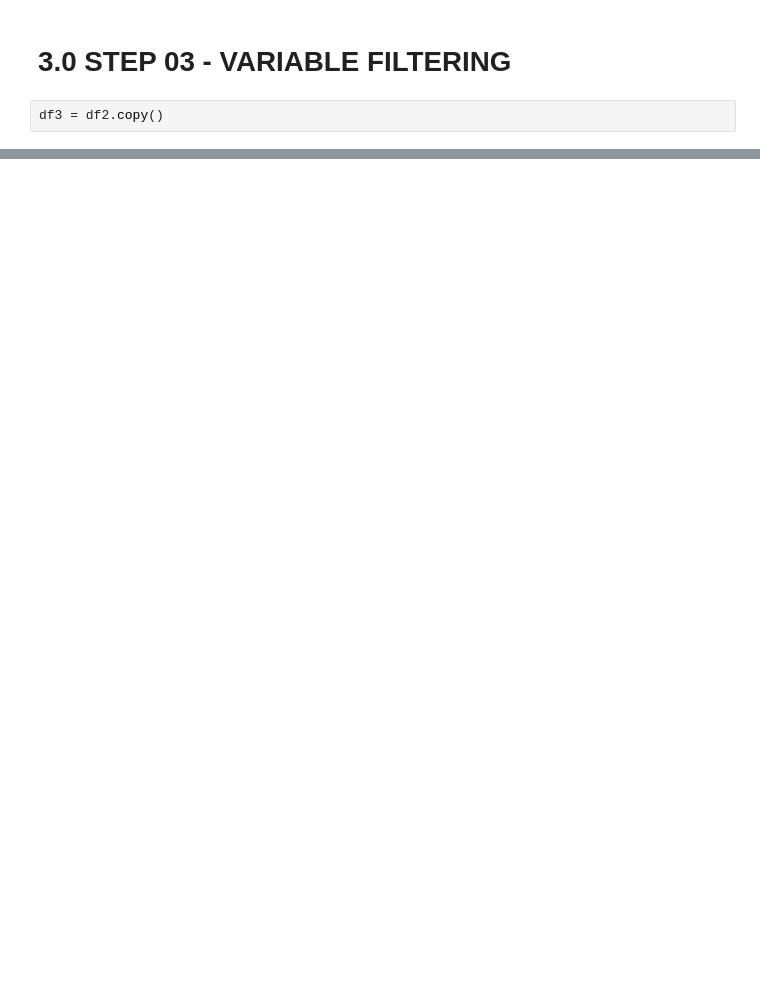
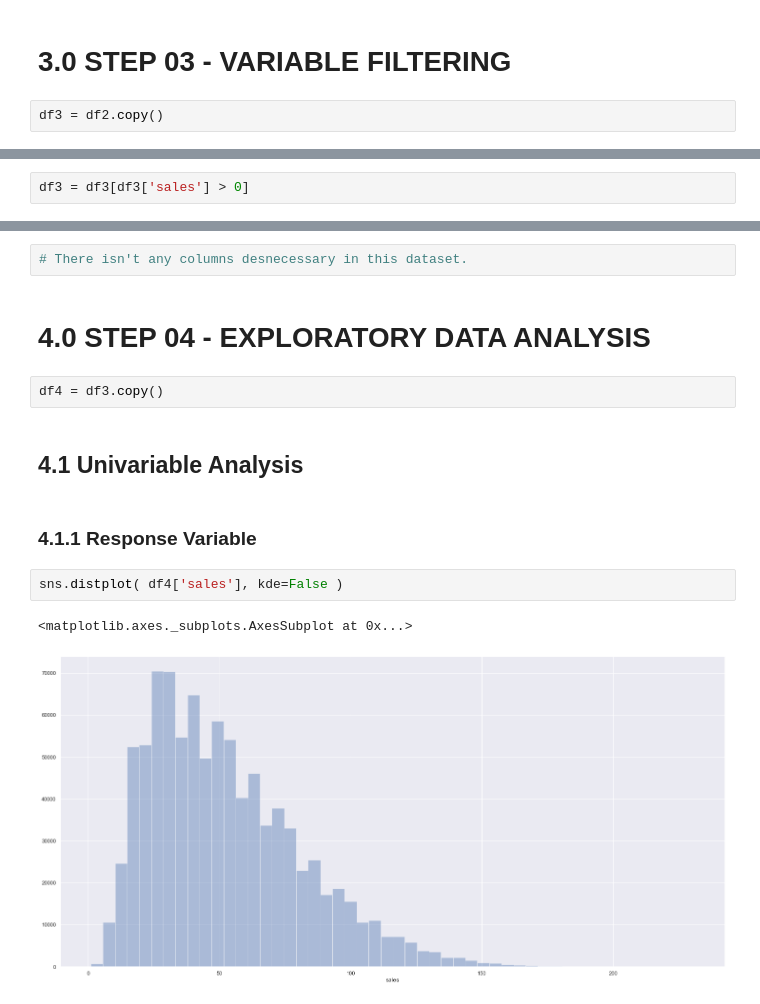
Before and after one commit to huyen2510/Store_Item_Demand, a Jupyter notebook: Store_Item_Demand.ipynb, the cells around one changed output, grey strips where cells are left out. Cells and saved outputs as stored; diff of their text form; blank space fills up the shorter version.

```diff
--- a/Store_Item_Demand.ipynb
+++ b/Store_Item_Demand.ipynb
@@ -244,0 +330,2 @@ df3 = df2.copy()
+# %%
+df3 = df3[df3['sales'] > 0]
@@ -244,0 +334,15 @@ df3 = df2.copy()
+# %%
+# There isn't any columns desnecessary in this dataset.
+# %% [markdown]
+# 4.0 STEP 04 - EXPLORATORY DATA ANALYSIS
+# %%
+df4 = df3.copy()
+# %% [markdown]
+## 4.1 Univariable Analysis
+# %% [markdown]
+### 4.1.1 Response Variable
+# %%
+sns.distplot( df4['sales'], kde=False )
+# %% [output]
+<matplotlib.axes._subplots.AxesSubplot at 0x...>
+[figure, added]
```
Also changed, not shown: parts of 92 cells of this notebook, 1 other file.
